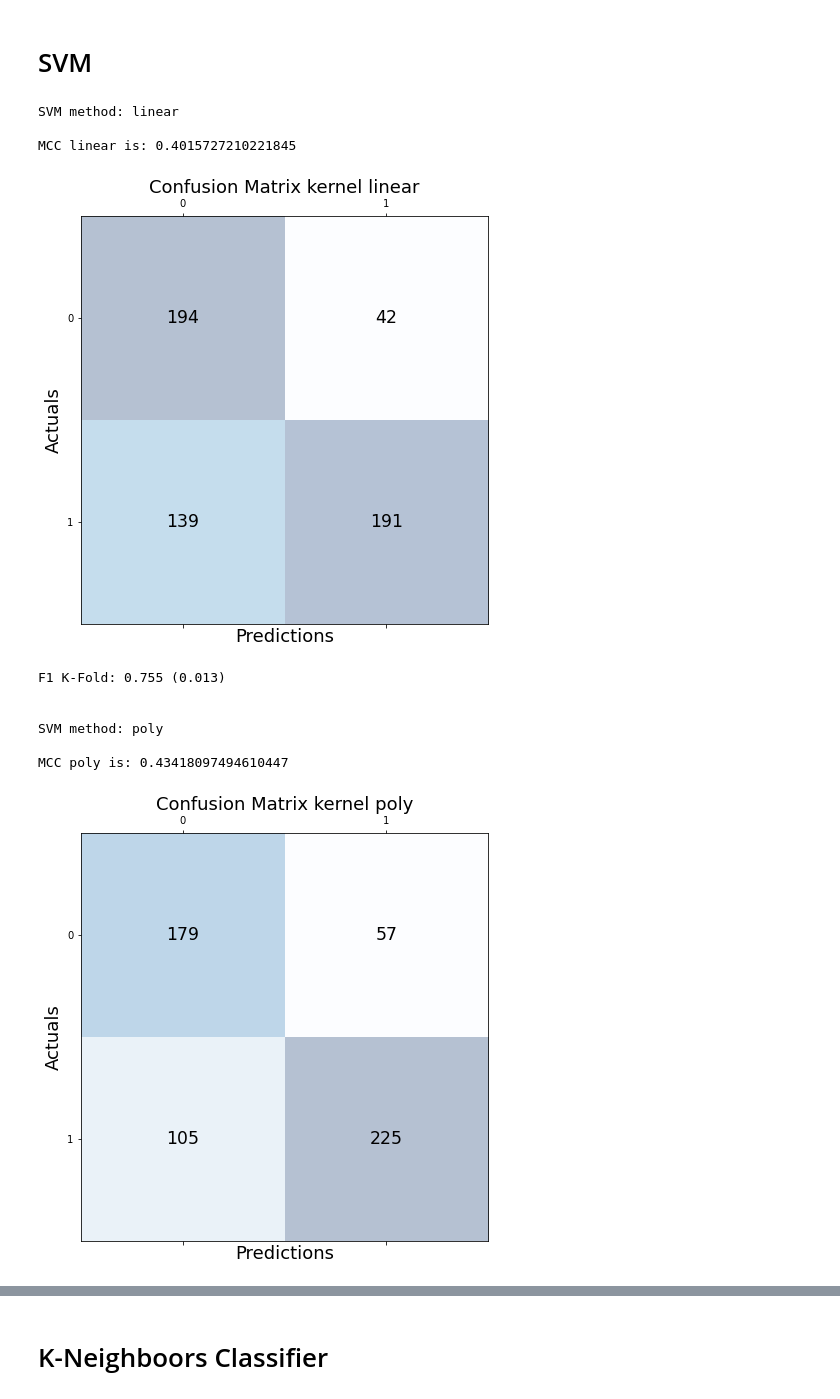
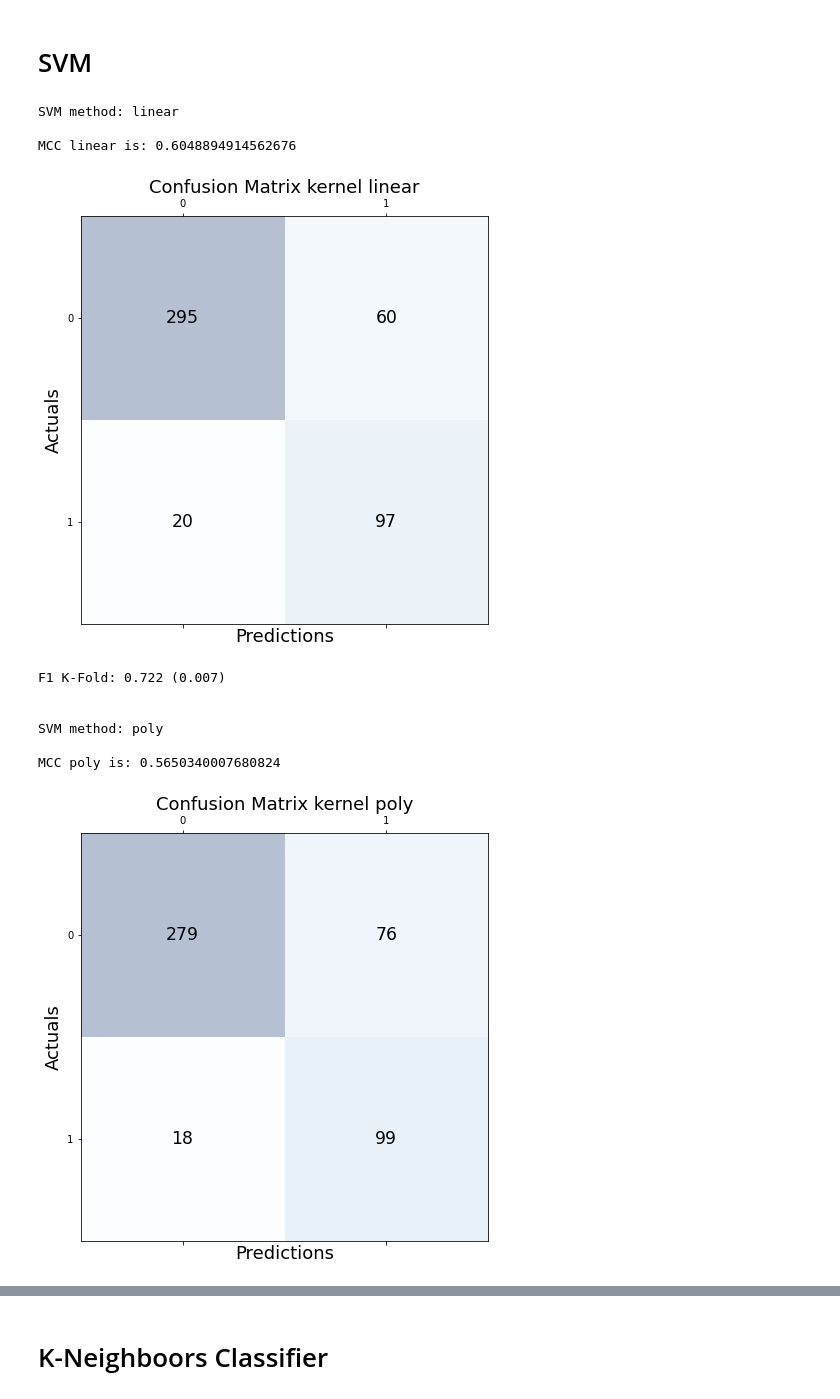
Before and after one commit to francescagiacco/ML-project-personality-and-drug-consumption, a Jupyter notebook: notebooks/second_modeling.ipynb, the cells around one changed output, grey strips where cells are left out. Saved outputs shown, nothing was run; the diff lists cells and outputs as text; code cells hidden in the pictures.

```diff
--- a/notebooks/second_modeling.ipynb
+++ b/notebooks/second_modeling.ipynb
@@ -18,9 +36,9 @@ from sklearn.metrics import matthews_corrcoef
 #dt are the 3 drug types for which we run the models
 #select dt to choose drug type
 
-dt = 'stim_add_aggr'
+dt = 'add_depr_aggr'
 
-if dt not in ['hall_add_aggr','stim_add_aggr', 'depr_add_aggr']:
-    raise ValueError('dt has to be one of: hall_add_aggr, stim_add_aggr, depr_add_aggr')
+if dt not in ['hall_add_aggr','stim_add_aggr', 'depr_add_aggr', 'depr_woa_add_aggr', 'hall_woc_add_aggr']:
+    raise ValueError('dt has to be one of: hall_add_aggr, stim_add_aggr, depr_add_aggr', 'depr_woa_add_aggr','hall_woc_add_aggr')
 # %% [markdown]
 ## Tuning notebook parameters
@@ -81,7 +81,7 @@ data
 # where more information is stored (I think, does someone know it better?)
 
 data[dt].replace(2,1, inplace = True) #just 2 classes not three
-X_train, X_test, y_train, y_test = train_test_split(data.drop(columns = ['hall_add_aggr','stim_add_aggr', 'depr_add_aggr'], axis=1),
+X_train, X_test, y_train, y_test = train_test_split(data.drop(columns = ['hall_add_aggr','stim_add_aggr', 'depr_add_aggr','depr_woa_add_aggr','hall_woc_add_aggr'], axis=1),
                                                     data[dt], test_size=0.25, random_state=0)
 
 mi = mutual_info_classif(X_train, y_train)
@@ -174,6 +177,6 @@ zippato
 # %%
 cv = KFold(n_splits=5, random_state=1, shuffle=True) # more than 6 --> overfit
-scores = cross_val_score(model, data.drop(columns = [ 'hall_add_aggr','stim_add_aggr', 'depr_add_aggr'], axis=1),
+scores = cross_val_score(model, data.drop(columns = [ 'hall_add_aggr','stim_add_aggr', 'depr_add_aggr','depr_woa_add_aggr','hall_woc_add_aggr'], axis=1),
                          data[dt], scoring='f1', cv=cv, n_jobs=-1)
 
 
@@ -191,40 +194,40 @@ for kern in ['linear', 'poly', 'rbf', 'sigmoid']: #try all different Kernel meth
     model = SVC(kernel = kern, random_state = 0)
     model.fit(X_train, y_train)
     y_pred = model.predict(X_test)
     MCC = matthews_corrcoef(y_test, y_pred)
     print(f"MCC {kern} is: {MCC}")
     #spec1 = specificity(y_test, y_pred)
     #print(f"Specificity score: {spec1}") #not sure it is correct
     cm1 = confusion_matrix(y_test, y_pred)
     fig, ax = plt.subplots(figsize=(7.5, 7.5))
     ax.matshow(cm1, cmap=plt.cm.Blues, alpha=0.3)
     for i in range(cm1.shape[0]):
         for j in range(cm1.shape[1]):
             ax.text(x=j, y=i,s=cm1[i, j], va='center', ha='center', size='xx-large')
 
     plt.xlabel('Predictions', fontsize=18)
     plt.ylabel('Actuals', fontsize=18)
     plt.title(title , fontsize=18)
     plt.show() #doesn't work boh
 
     cv = KFold(n_splits=5, random_state=1, shuffle=True) # more than 6 --> overfit
-    scores = cross_val_score(model, data.drop(columns = [ 'hall_add_aggr','stim_add_aggr', 'depr_add_aggr'], axis=1),
+    scores = cross_val_score(model, data.drop(columns = [ 'hall_add_aggr','stim_add_aggr', 'depr_add_aggr','depr_woa_add_aggr','hall_woc_add_aggr'], axis=1),
                          data[dt], scoring='f1', cv=cv, n_jobs=-1)
 
     # report performance
     print('F1 K-Fold: %.3f (%.3f)' % (np.mean(scores), np.std(scores)))
     print('\n')
 
     #fig.savefig('../img/' + dt + 'confusion_matrix_stim_svm.png') just for the mid term report
 # %% [output]
 SVM method: linear
 
-MCC linear is: 0.4015727210221845
+MCC linear is: 0.6048894914562676
-[figure, old version]
+[figure, new version]
-F1 K-Fold: 0.755 (0.013)
+F1 K-Fold: 0.722 (0.007)
 
 
 SVM method: poly
 
-MCC poly is: 0.43418097494610447
+MCC poly is: 0.5650340007680824
-[figure, old version]
+[figure, new version]
```
Also changed, not shown: parts of 19 cells of this notebook, 3 other files.
